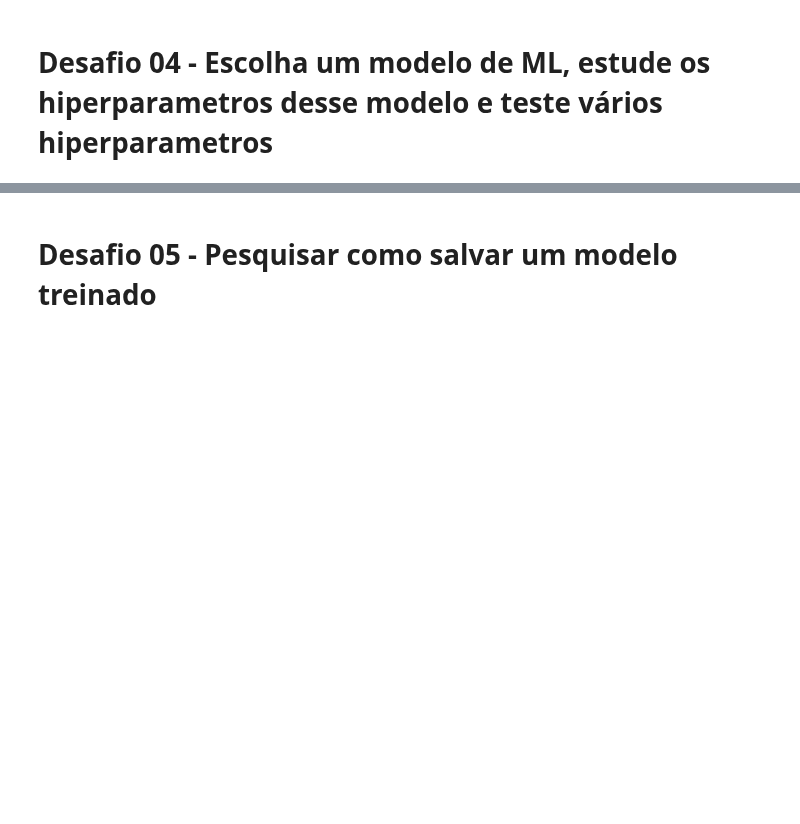
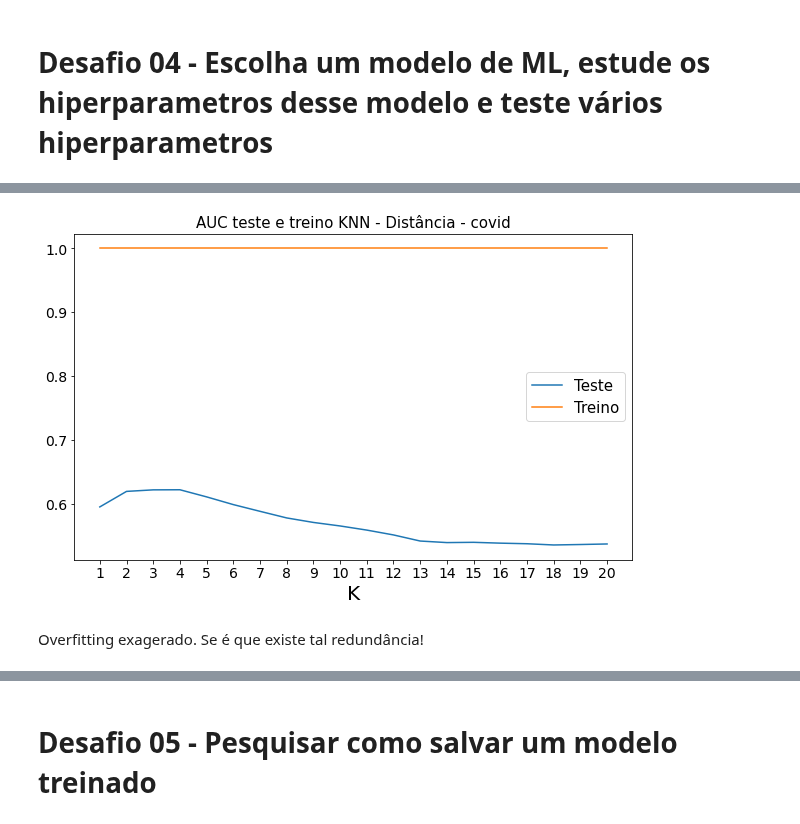
Before and after one commit to RPGraciotti/BootCampAlura, a Jupyter notebook: Modulo_5/Aula_5_Desafios_em_machine_learning.ipynb, the cells around one changed output, grey strips where cells are left out. Cells and saved outputs as stored; diff of their text form; code cells hidden in the pictures; blank space fills up the shorter version.

```diff
--- a/Modulo_5/Aula_5_Desafios_em_machine_learning.ipynb
+++ b/Modulo_5/Aula_5_Desafios_em_machine_learning.ipynb
@@ -442,0 +501,9 @@ Vou fazer do KNN.
+# %%
+teste_lista = []
+treino_lista = []
+
+for i in range(1, 21):
+  modelo_knn = KNeighborsClassifier(n_neighbors = i, weights="distance")
+  teste, treino = roda_modelo_cv(modelo_knn, dados_limpos, 5, 10)
+  teste_lista.append(teste)
+  treino_lista.append(treino)
@@ -442,0 +531,20 @@ Vou fazer do KNN.
+# %%
+lista_knn = pd.DataFrame({
+    "teste": teste_lista,
+    "treino": treino_lista,
+    "x": list(range(1, 21))})
+# %%
+plt.figure(figsize = (10, 6))
+ax = plt.gca()
+plt.title("AUC teste e treino KNN - Distância - covid", fontsize = 15)
+lista_knn.plot(kind='line', x="x", y='teste',ax=ax)
+lista_knn.plot(kind='line', x="x", y='treino', ax=ax)
+plt.legend(fontsize = 15, labels = ["Teste", "Treino"])
+plt.xlabel("K", fontsize = 20)
+plt.xticks(list(range(1,21)))
+plt.tick_params(axis = "both", which = "major", labelsize = 14)
+plt.show()
+# %% [output]
+[figure, added]
+# %% [markdown]
+Overfitting exagerado. Se é que existe tal redundância!
```
Also changed, not shown: parts of 37 cells of this notebook.
